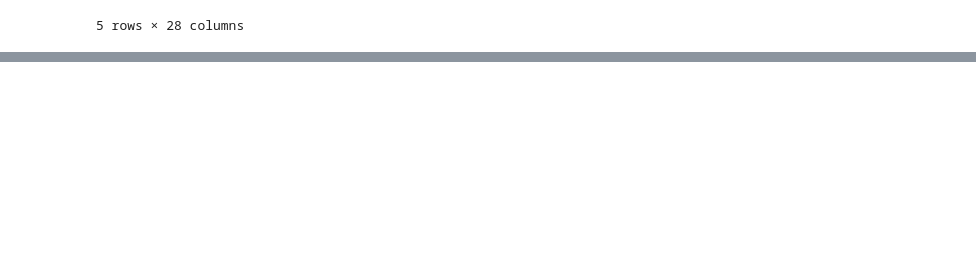
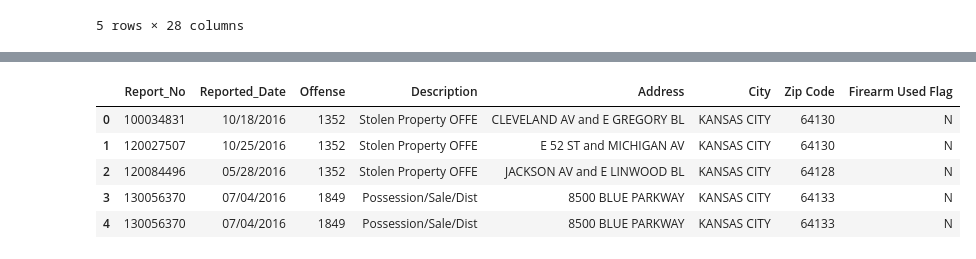
Before and after one commit to sashabridges/DowntownData, a Jupyter notebook: DowntownData Notebook.ipynb, the cells around one changed output, grey strips where cells are left out. Saved outputs shown, nothing was run; the diff lists cells and outputs as text; code cells hidden in the pictures; blank space fills up the shorter version.

```diff
--- a/DowntownData Notebook.ipynb
+++ b/DowntownData Notebook.ipynb
@@ -175,0 +105,11 @@ crime_data_2017.head()
+# %%
+crime_data_2016 = pd.read_csv('KCPD_Crime_Data_2016.csv')
+crime_2016 = crime_data_2016.drop(["Reported_Time", "From_Date", "From_Time", "To_Date", "To_Time", "IBRS", "Sex", "Age", "Beat", "Race", "Area", "Invl_No", "Involvement", "Location 1", "Rep_Dist", "Latitude", "Longitude", "Neighborhood Census", "Council Districts", "County Boundary", "Zip Codes", "DVFlag"], axis=1)
+crime_2016.head()
+# %% [output]
+|  | Report_No | Reported_Date | Offense | Description | Address | City | Zip Code | Firearm Used Flag |
+| 0 | 100034831 | 10/18/2016 | 1352 | Stolen Property OFFE | CLEVELAND AV and E GREGORY BL | KANSAS CITY | 64130 | N |
+| 1 | 120027507 | 10/25/2016 | 1352 | Stolen Property OFFE | E 52 ST and MICHIGAN AV | KANSAS CITY | 64130 | N |
+| 2 | 120084496 | 05/28/2016 | 1352 | Stolen Property OFFE | JACKSON AV and E LINWOOD BL | KANSAS CITY | 64128 | N |
+| 3 | 130056370 | 07/04/2016 | 1849 | Possession/Sale/Dist | 8500 BLUE PARKWAY | KANSAS CITY | 64133 | N |
+| 4 | 130056370 | 07/04/2016 | 1849 | Possession/Sale/Dist | 8500 BLUE PARKWAY | KANSAS CITY | 64133 | N |
```
Also changed, not shown: parts of 21 cells of this notebook, 4 other files.
